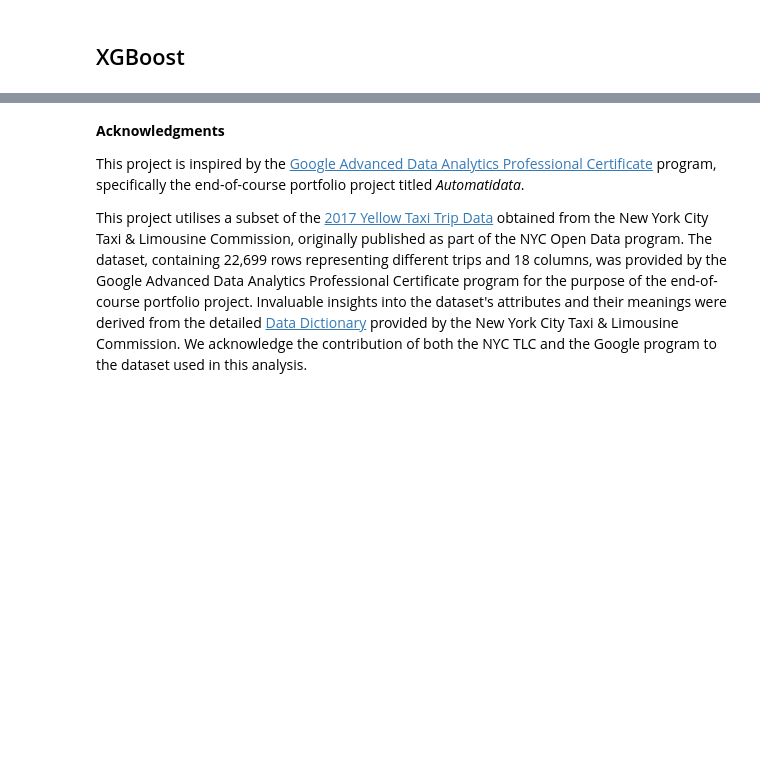
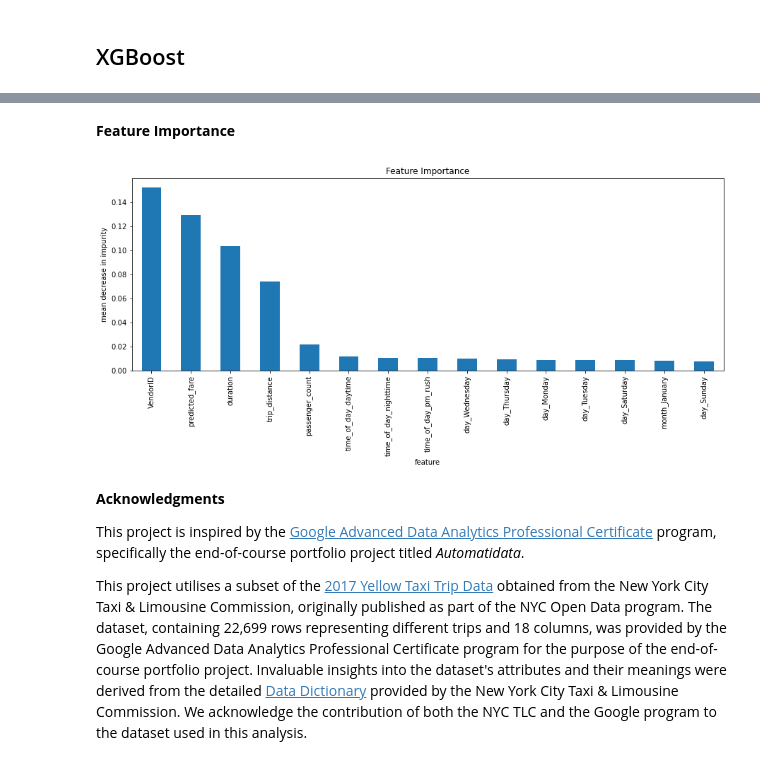
Before and after one commit to sssunri/farecast_NYC-TLC_estimation, a Jupyter notebook: generous_customers.ipynb, the cells around one changed output, grey strips where cells are left out. Cells and saved outputs as stored; diff of their text form; code cells hidden in the pictures; blank space fills up the shorter version.

```diff
--- a/generous_customers.ipynb
+++ b/generous_customers.ipynb
@@ -427,3 +481,17 @@ GridSearchCV(cv=4,
+# %% [markdown]
+**Feature Importance**
+# %%
+importances = rf.best_estimator_.feature_importances_
+rf_importances = pd.Series(data=importances, index=X_test.columns)
+rf_importances = rf_importances.sort_values(ascending=False)[:15]
+# %%
+rf_importances.plot.bar()
+plt.title('Feature Importance')
+plt.xlabel('feature')
+plt.ylabel('mean decrease in impurity')
+plt.show()
+# %% [output]
+[figure, added]
 # %% [markdown]
 **Acknowledgments**
 
```
Also changed, not shown: parts of 17 cells of this notebook.
